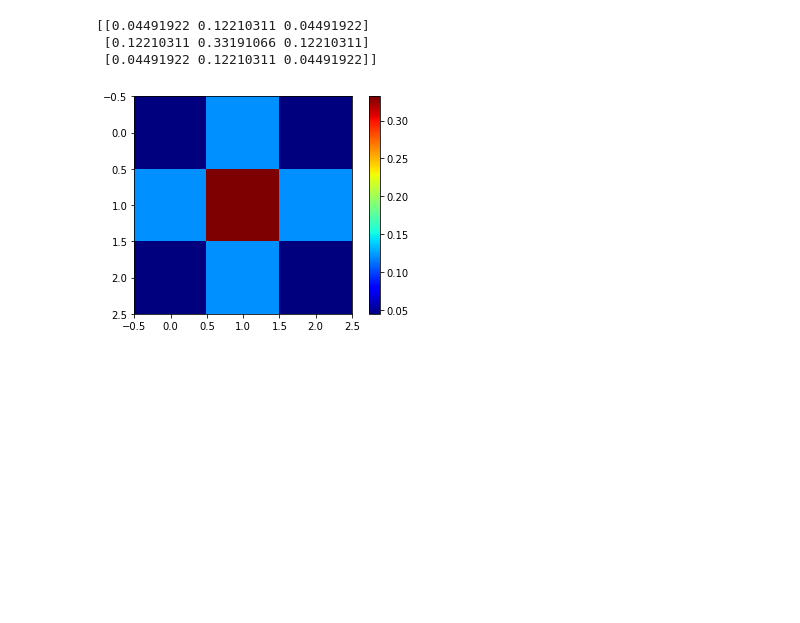
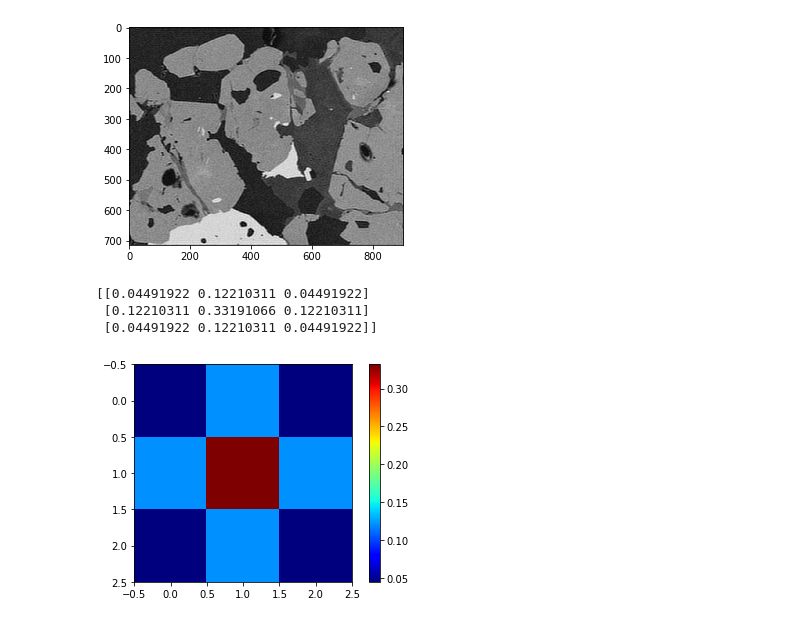
Before and after one commit to monkjunior/image-processing-basis, a Jupyter notebook: Untitled.ipynb, the cells around one changed output. Saved outputs shown, nothing was run; the diff lists cells and outputs as text; code cells hidden in the pictures; blank space fills up the shorter version.

```diff
--- a/Untitled.ipynb
+++ b/Untitled.ipynb
@@ -31,3 +75,13 @@ plt.show()
+# %%
+#Reverse fft
+reverse_img2 = np.fft.ifftshift(lpf_img2)
+reverse_img2 = np.fft.ifft2(reverse_img2)
+reverse_img2 = np.abs(reverse_img2)
+
+plt.imshow(reverse_img2, cmap="gray")
+plt.show()
+# %% [output]
+[figure, added]
 # %%
 def gaussian_kernel(size, size_y=None):
     size = int(size)
```
Also changed, not shown: parts of 9 cells of this notebook, 1 other file.
